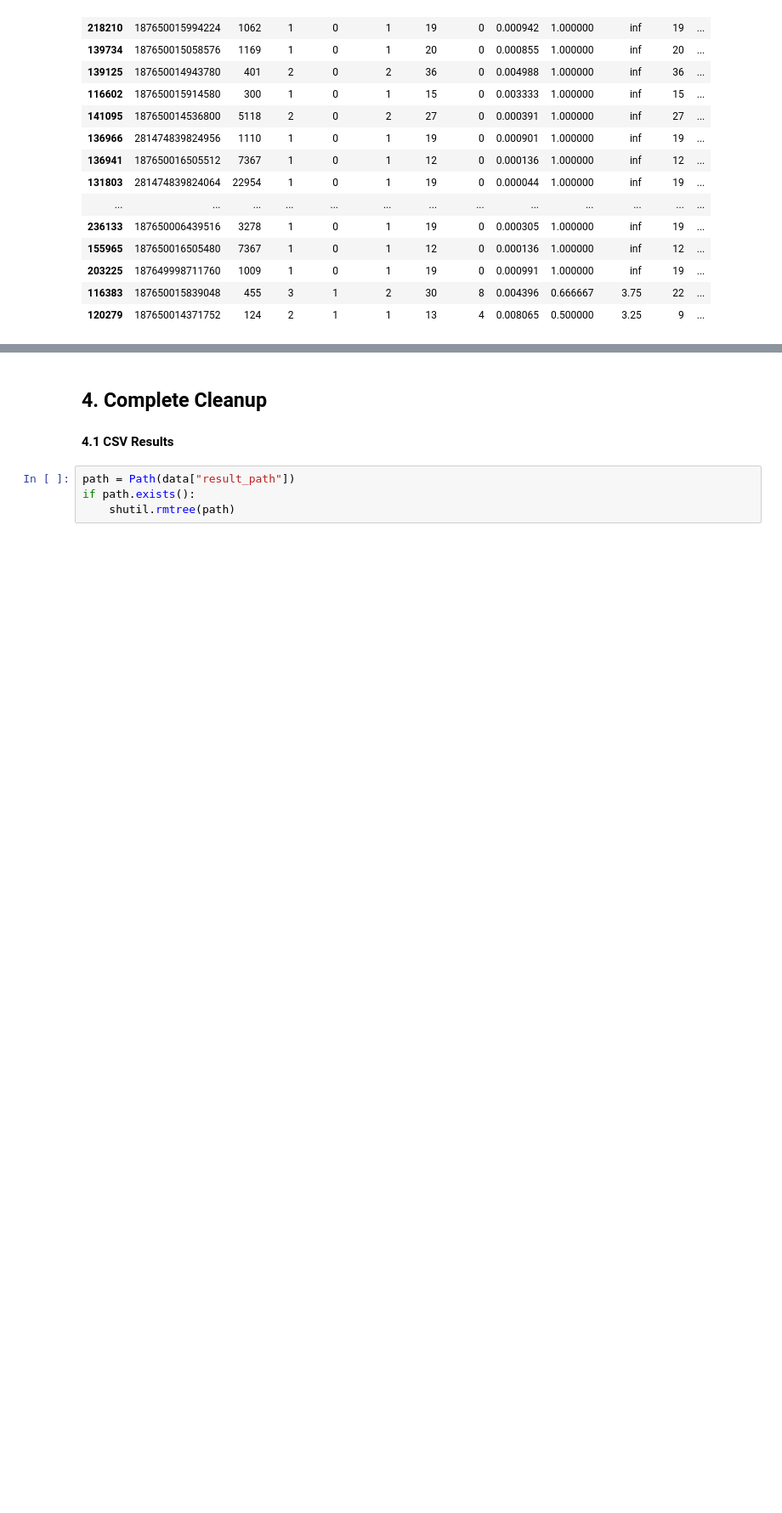
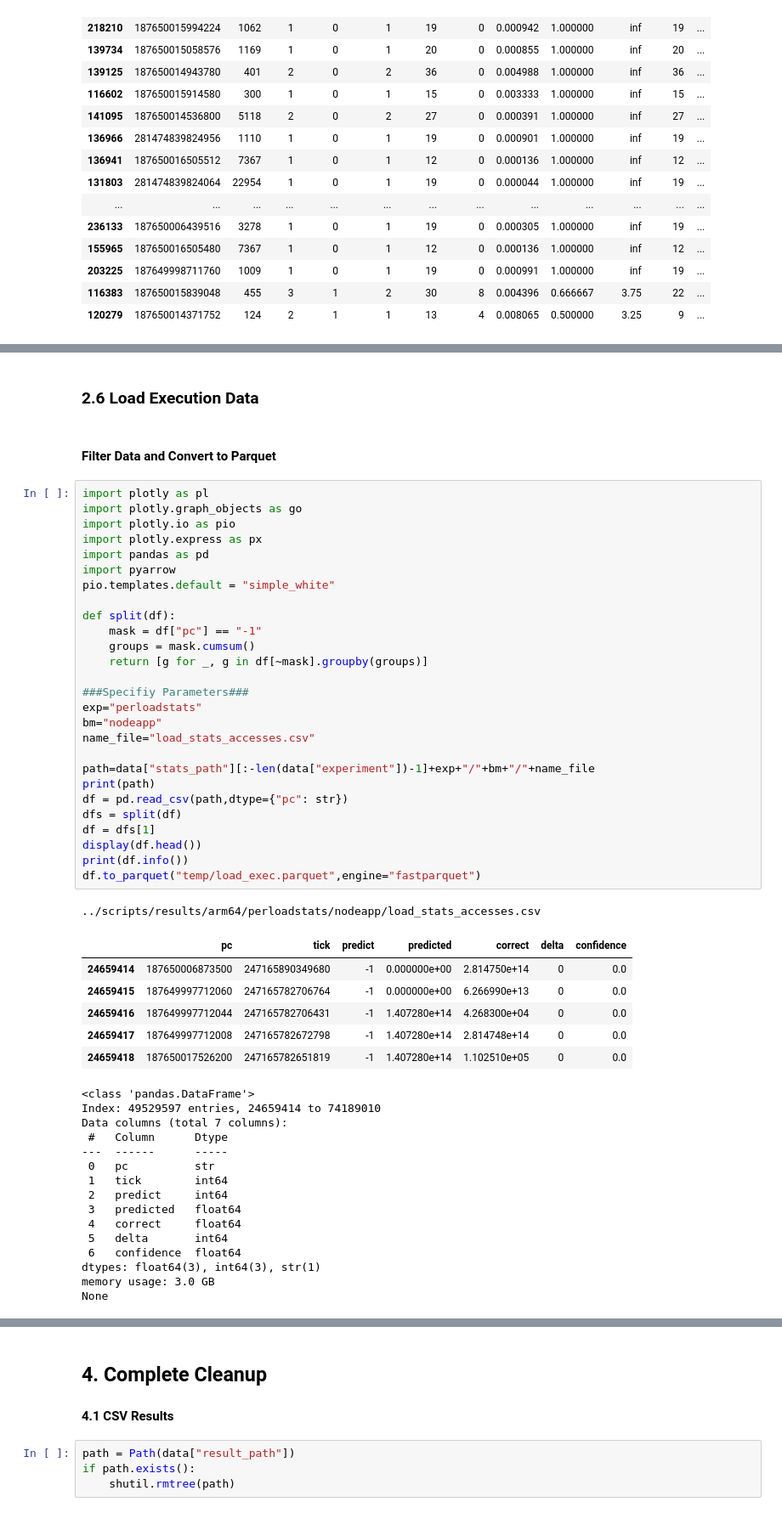
Before and after one commit to g4mjak/gem5-svr-bench-scripts, a Jupyter notebook: script_svr-bench/script_plot.ipynb, the cells around one changed output, grey strips where cells are left out. Shown at 85% size. Cells and saved outputs as stored; diff of their text form; blank space fills up the shorter version.

```diff
--- a/script_svr-bench/script_plot.ipynb
+++ b/script_svr-bench/script_plot.ipynb
@@ -604,0 +819,54 @@ display(top)
+# %% [markdown]
+### 2.6 Load Execution Data
+# %% [markdown]
+#### Filter Data and Convert to Parquet
+# %%
+import plotly as pl
+import plotly.graph_objects as go
+import plotly.io as pio
+import plotly.express as px
+import pandas as pd
+import pyarrow
+pio.templates.default = "simple_white"
+
+def split(df):
+    mask = df["pc"] == "-1"
+    groups = mask.cumsum()
+    return [g for _, g in df[~mask].groupby(groups)]
+
+###Specifiy Parameters###
+exp="perloadstats"
+bm="nodeapp"
+name_file="load_stats_accesses.csv"
+
+path=data["stats_path"][:-len(data["experiment"])-1]+exp+"/"+bm+"/"+name_file
+print(path)
+df = pd.read_csv(path,dtype={"pc": str})
+dfs = split(df)
+df = dfs[1]
+display(df.head())
+print(df.info())
+df.to_parquet("temp/load_exec.parquet",engine="fastparquet")
+# %% [output]
+../scripts/results/arm64/perloadstats/nodeapp/load_stats_accesses.csv
+|  | pc | tick | predict | predicted | correct | delta | confidence |
+| 24659414 | 187650006873500 | 247165890349680 | -1 | 0.000000e+00 | 2.814750e+14 | 0 | 0.0 |
+| 24659415 | 187649997712060 | 247165782706764 | -1 | 0.000000e+00 | 6.266990e+13 | 0 | 0.0 |
+| 24659416 | 187649997712044 | 247165782706431 | -1 | 1.407280e+14 | 4.268300e+04 | 0 | 0.0 |
+| 24659417 | 187649997712008 | 247165782672798 | -1 | 1.407280e+14 | 2.814748e+14 | 0 | 0.0 |
+| 24659418 | 187650017526200 | 247165782651819 | -1 | 1.407280e+14 | 1.102510e+05 | 0 | 0.0 |
+<class 'pandas.DataFrame'>
+Index: 49529597 entries, 24659414 to 74189010
+Data columns (total 7 columns):
+ #   Column      Dtype
+---  ------      -----
+ 0   pc          str
+ 1   tick        int64
+ 2   predict     int64
+ 3   predicted   float64
+ 4   correct     float64
+ 5   delta       int64
+ 6   confidence  float64
+dtypes: float64(3), int64(3), str(1)
+memory usage: 3.0 GB
+None
```
Also changed, not shown: parts of 18 cells of this notebook, 2 other files.
